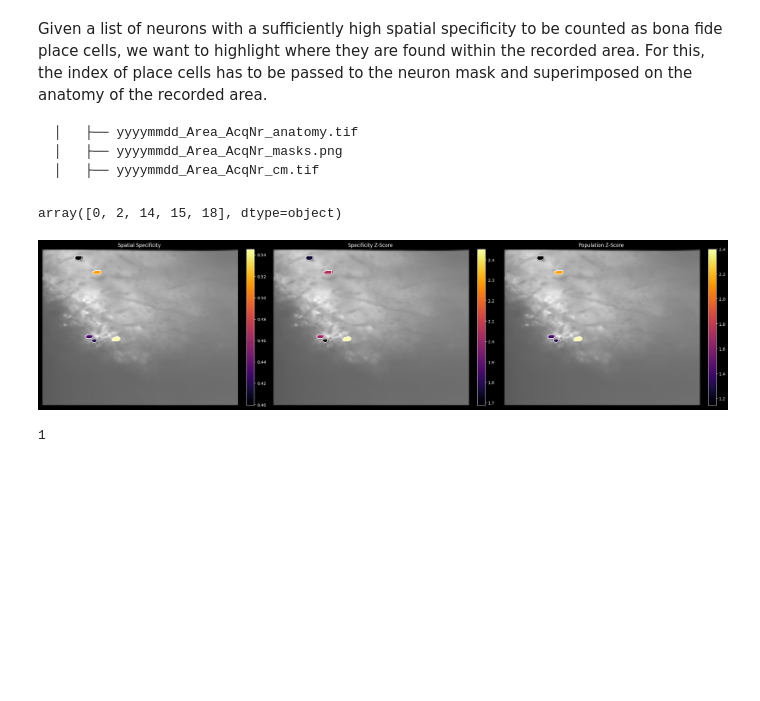
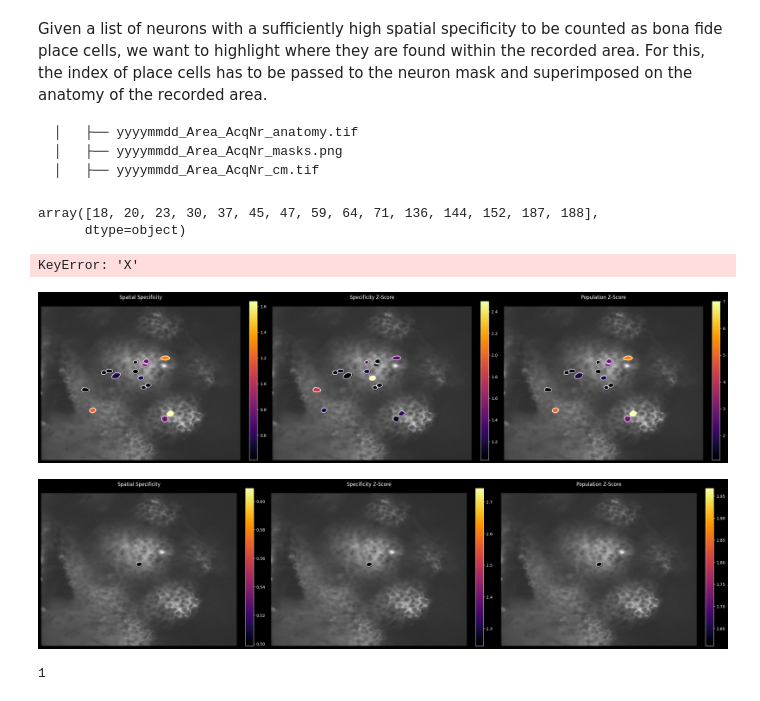
Before and after one commit to Anneser/SpatialInformation, a Jupyter notebook: scripts/02_SpatialInformationCoding.ipynb, the cells around one changed output. Drawn from its saved outputs; the diff is of its cells as text; code cells hidden in the pictures; blank space fills up the shorter version.

````diff
--- a/scripts/02_SpatialInformationCoding.ipynb
+++ b/scripts/02_SpatialInformationCoding.ipynb
@@ -56,8 +56,35 @@ Given a list of neurons with a sufficiently high spatial specificity to be count
 │   ├── yyyymmdd_Area_AcqNr_masks.png
 │   ├── yyyymmdd_Area_AcqNr_cm.tif
 ```
+# %%
+# for acquisitions after 2025/07, run this box:
+
+dff, bh = si.load_data(Path('..\\data\\processed_datasets\\20250722_Dc_2\\'))
+
+bh.columns = ['timestamp', 'trial', 'trial index', 'X', 'Y', 'velocity',
+       'tail tracking framecount']
+
+dff = dff[0:38000]
+bh = bh[0:38000]
+# %%
+time_per_bin, summed_traces, _ = si.binning(dff, bh)
+avg_act_mtx = si.avg_activity(time_per_bin, summed_traces)
+spatial_info, spatial_spec = si.spatial_info_calc(avg_act_mtx, time_per_bin)
+
+spec_z_score_values = si.spec_z_score(dff, bh, n_permut=100, n_bins=30)
+pop_z_score_values = si.pop_z_score(spatial_spec)
+
+df = pd.DataFrame({"spatial_specificity": spatial_spec,
+ "specificity_zscore": spec_z_score_values,
+ "population_zscore": pop_z_score_values})
+
+indices = df[(df["specificity_zscore"] > 1) & (df["population_zscore"] > 1)].index.to_numpy()
+indices
+# %% [output]
+array([18, 20, 23, 30, 37, 45, 47, 59, 64, 71, 136, 144, 152, 187, 188],
+      dtype=object)
 # %%
-dff, bh = si.load_data(Path('..\\data\\processed_datasets\\20241011_Dl_3\\'))
+dff, bh = si.load_data(Path('..\\data\\processed_datasets\\20250722_Dc_2\\'))
 bh = si.remove_interpolated_values(bh, n_corr=2)
 time_per_bin, summed_traces, _ = si.binning(dff, bh)
 avg_act_mtx = si.avg_activity(time_per_bin, summed_traces)
@@ -73,18 +100,22 @@ df = pd.DataFrame({"spatial_specificity": spatial_spec,
 indices = df[(df["specificity_zscore"] > 1) & (df["population_zscore"] > 1)].index.to_numpy()
 indices
 # %% [output]
-array([0, 2, 14, 15, 18], dtype=object)
+KeyError: 'X'
 # %%
-si.plot_neurons(Path('..\\data\\processed_datasets\\20241011_Dl_3\\'),
+si.plot_neurons(Path('..\\data\\processed_datasets\\20250722_Dc_2\\'),
             indices, df)
 
 #plot_neurons(Path('W:\\scratch\\gfriedri\\anneluka\\Experiments\\VirtualReality\\data\\processed_datasets\\20240903_Dc_1\\'),
 #            [318], df, save_figure=False)
 
 #plot_neurons(Path('W:\\scratch\\gfriedri\\anneluka\\Experiments\\VirtualReality\\data\\processed_datasets\\20241203_Dc\\'),
 #            list(range(1, 288)), df) , 81, 210, 292, 318
+
+si.plot_neurons(Path('..\\data\\processed_datasets\\20250722_Dc_2\\'),
+            [37], df)
 # %% [output]
-[figure, old version]
+[figure, new version]
+[figure, added]
 # %%
 list(range(1, 280))[0]
 # %% [output]
````
Also changed, not shown: parts of 12 cells of this notebook, 2 other files.
